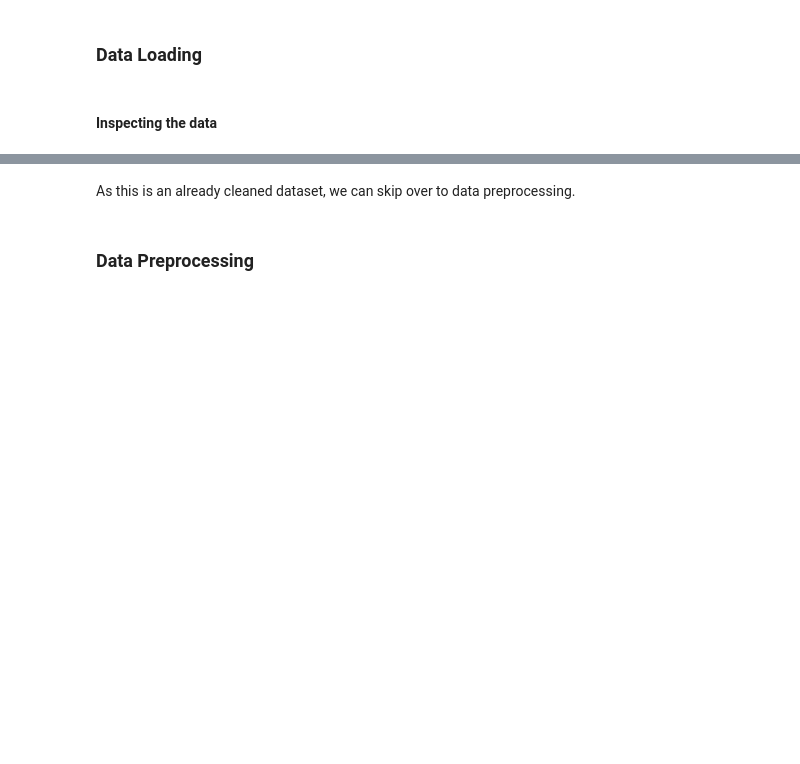
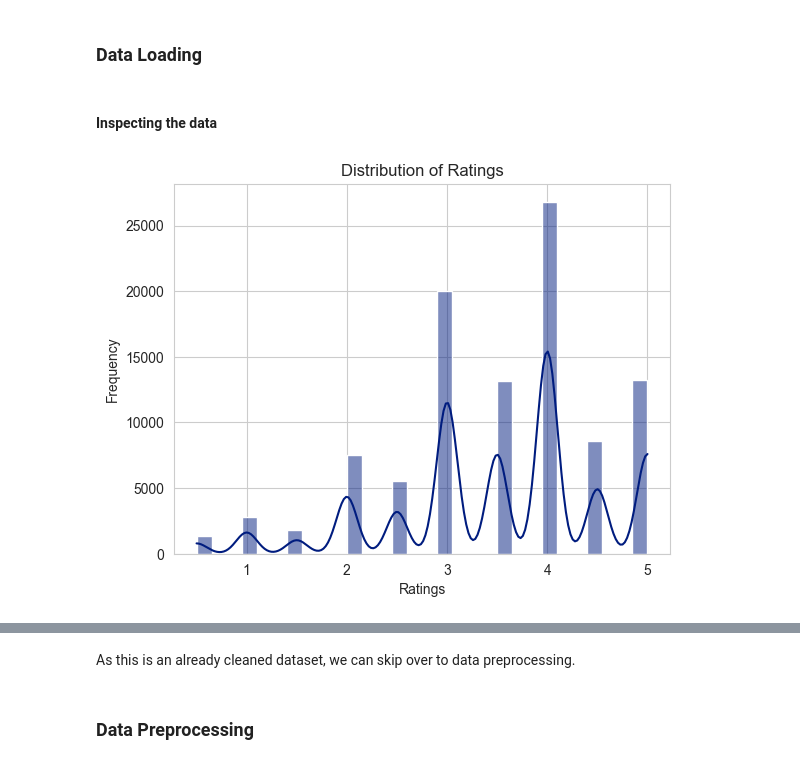
Before and after one commit to scottpitcher/Customer_RecommendationSystem, a Jupyter notebook: main.ipynb, the cells around one changed output, grey strips where cells are left out. Cells and saved outputs as stored; diff of their text form; code cells hidden in the pictures; blank space fills up the shorter version.

```diff
--- a/main.ipynb
+++ b/main.ipynb
@@ -28,3 +31,13 @@ movies = pd.read_csv('data/movies.csv')
 ratings = pd.read_csv('data/ratings.csv')
 # %% [markdown]
 #### Inspecting the data
+# %%
+sns.set_style("whitegrid")
+sns.set_palette("dark")
+sns.histplot(ratings['rating'], bins=30, kde=True)
+plt.xlabel('Ratings')
+plt.ylabel('Frequency')
+plt.title('Distribution of Ratings')
+plt.show()
+# %% [output]
+[figure, added]
```
Also changed, not shown: parts of 14 cells of this notebook.
